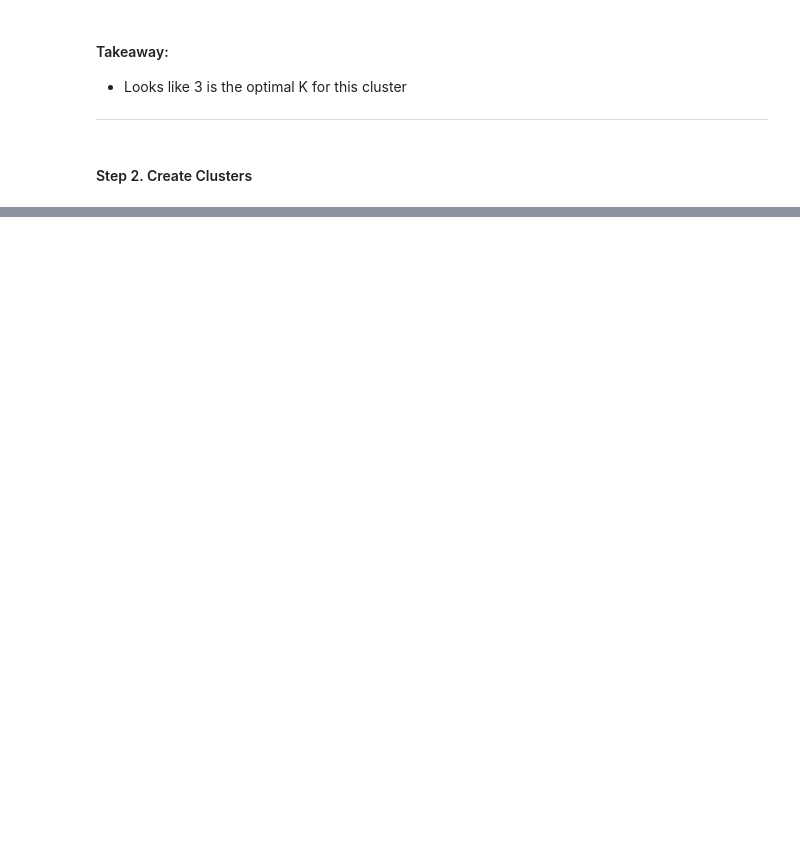
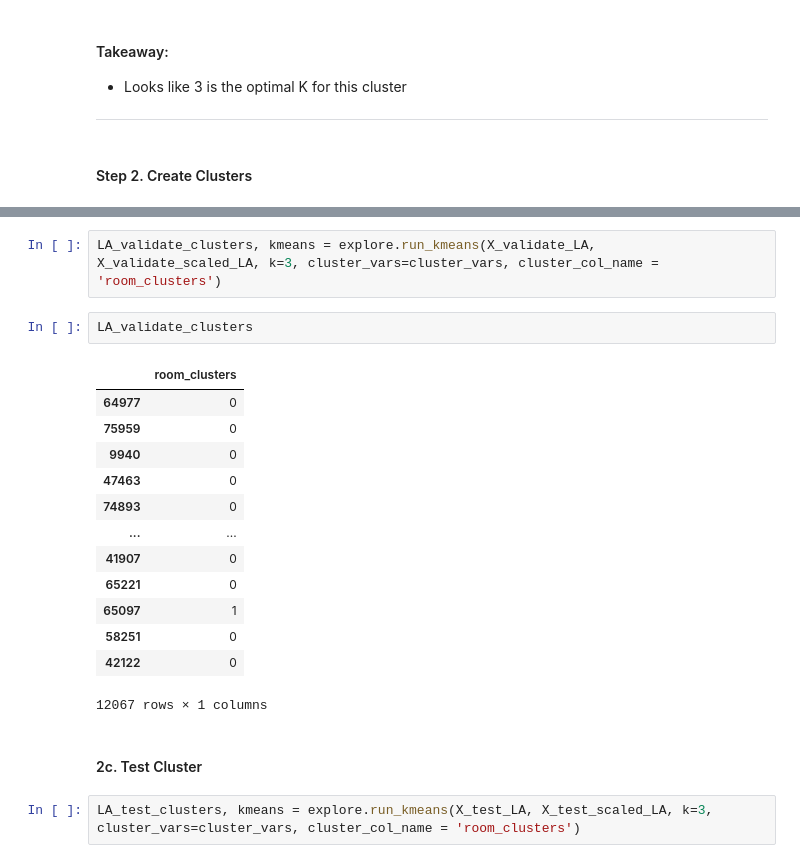
Before and after one commit to CSolitaire/zillow_cluster_project, a Jupyter notebook: mvp.ipynb, the cells around one changed output, grey strips where cells are left out. Saved outputs shown, nothing was run; the diff lists cells and outputs as text; blank space fills up the shorter version.

```diff
--- a/mvp.ipynb
+++ b/mvp.ipynb
@@ -141,0 +193,22 @@ train_clusters, kmeans = run_kmeans(X_train_scaled_LA,
+# %%
+LA_validate_clusters, kmeans = explore.run_kmeans(X_validate_LA, X_validate_scaled_LA, k=3, cluster_vars=cluster_vars, cluster_col_name = 'room_clusters')
+# %%
+LA_validate_clusters
+# %% [output]
+|  | room_clusters |
+| 64977 | 0 |
+| 75959 | 0 |
+| 9940 | 0 |
+| 47463 | 0 |
+| 74893 | 0 |
+| ... | ... |
+| 41907 | 0 |
+| 65221 | 0 |
+| 65097 | 1 |
+| 58251 | 0 |
+| 42122 | 0 |
+12067 rows × 1 columns
+# %% [markdown]
+#### 2c. Test Cluster
+# %%
+LA_test_clusters, kmeans = explore.run_kmeans(X_test_LA, X_test_scaled_LA, k=3, cluster_vars=cluster_vars, cluster_col_name = 'room_clusters')
```
Also changed, not shown: parts of 13 cells of this notebook, 1 other file.
